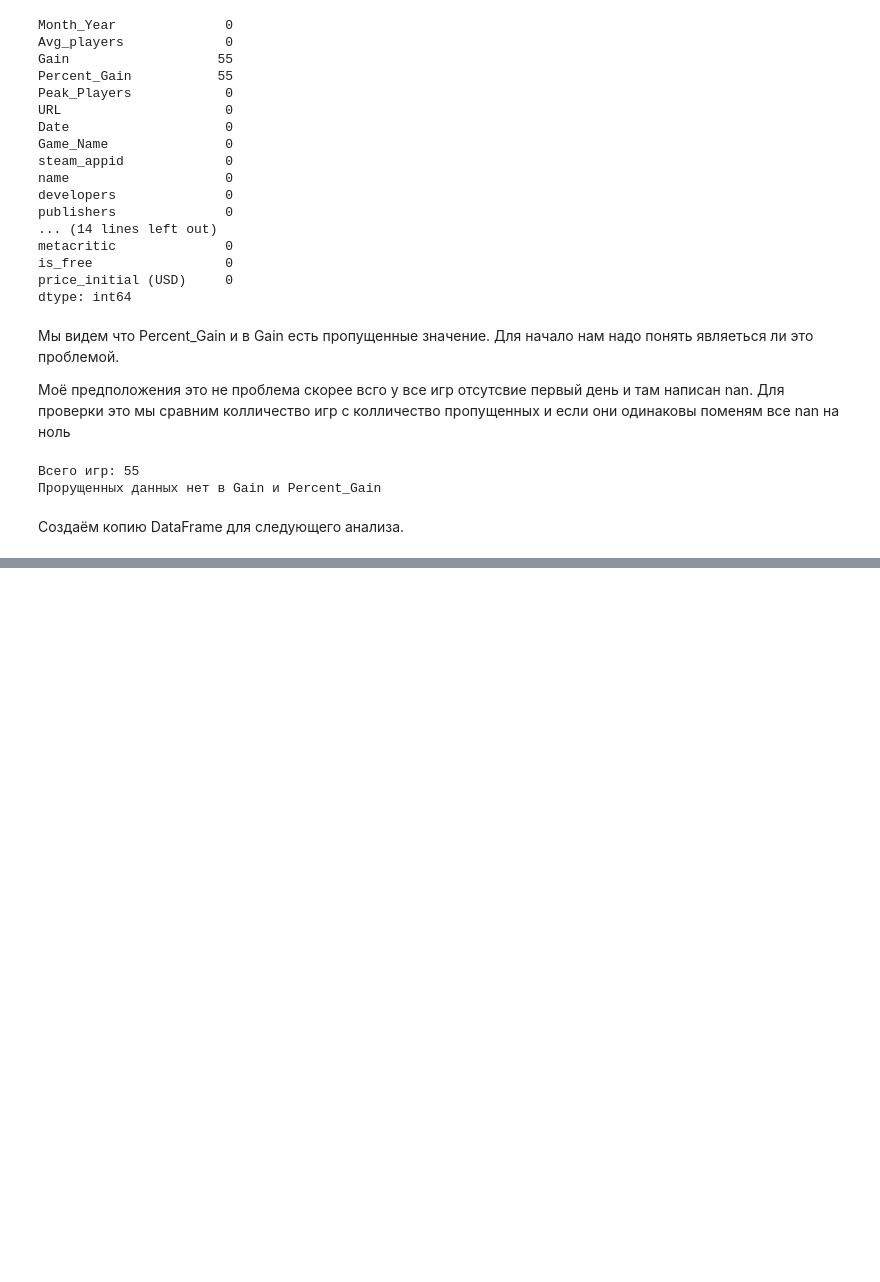
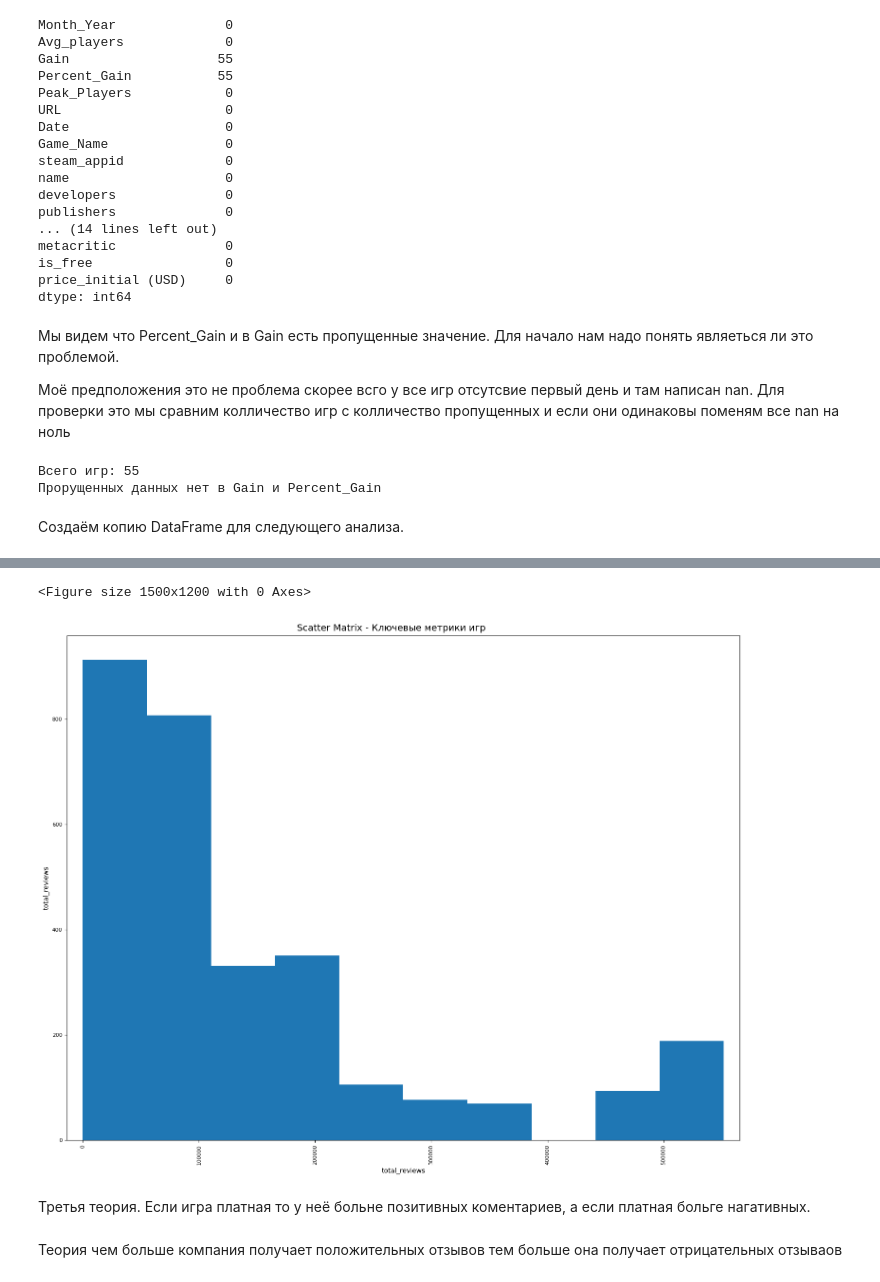
Before and after one commit to George-Mironenko/Game-Analysis, a Jupyter notebook: Game Analysis.ipynb, the cells around one changed output, grey strips where cells are left out. Saved outputs shown, nothing was run; the diff lists cells and outputs as text; code cells hidden in the pictures; blank space fills up the shorter version.

```diff
--- a/Game Analysis.ipynb
+++ b/Game Analysis.ipynb
@@ -184,0 +327,18 @@ df_copy = merged_df.copy(deep=True)
+# %%
+# Фокус на ключевых метриках
+key_metrics = ['Percent_Gain', 'total_reviews']
+
+scatter_focus_df = df_copy[key_metrics].dropna()
+
+plt.figure(figsize=(15, 12))
+scatter_matrix(scatter_focus_df, alpha=0.7, figsize=(15, 12), diagonal='hist')
+plt.suptitle('Scatter Matrix - Ключевые метрики игр', fontsize=14)
+plt.tight_layout()
+plt.show()
+# %% [output]
+<Figure size 1500x1200 with 0 Axes>
+[figure, added]
+# %% [markdown]
+Третья теория. Если игра платная то у неё больне позитивных коментариев, а если платная больге нагативных.
+# %% [markdown]
+Теория чем больше компания получает положительных отзывов тем больше она получает отрицательных отзываов
```
Also changed, not shown: parts of 87 cells of this notebook, 1 other file.
